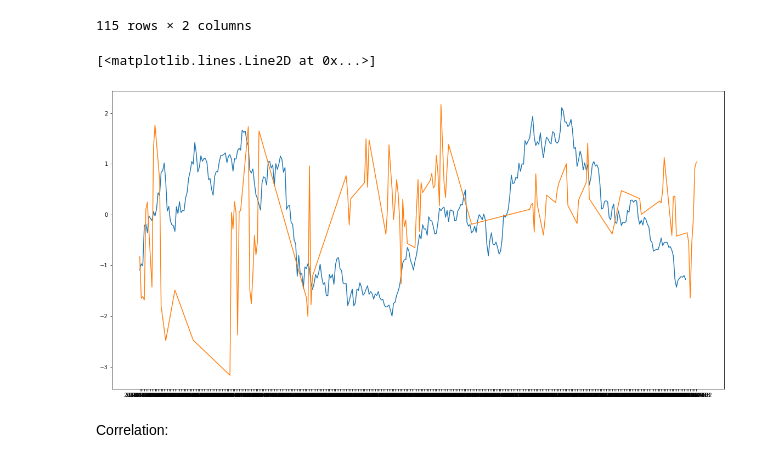
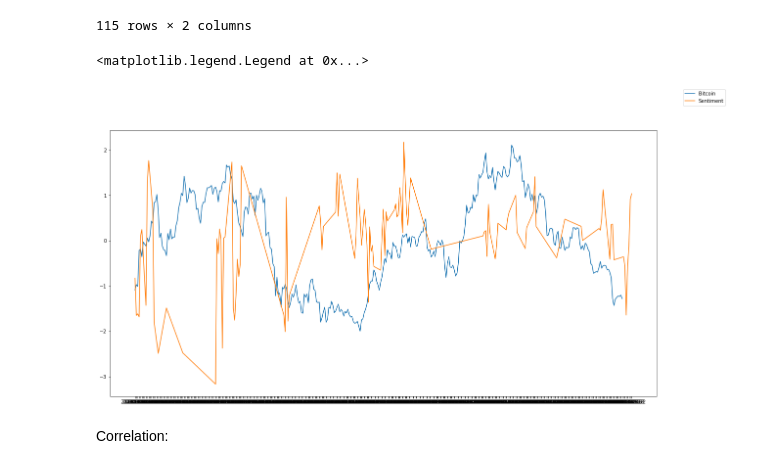
Before and after one commit to hugopobil/tfm_hugopobil, a Jupyter notebook: scratches/bitcoin_price_analysis_kaggle/05_correlation_exploration.ipynb, the cells around one changed output. Saved outputs shown, nothing was run; the diff lists cells and outputs as text; code cells hidden in the pictures.

```diff
--- a/scratches/bitcoin_price_analysis_kaggle/05_correlation_exploration.ipynb
+++ b/scratches/bitcoin_price_analysis_kaggle/05_correlation_exploration.ipynb
@@ -48,9 +45,10 @@ df_agg
 # %%
 plt.plot(btc_usd_grouped.Date, btc_usd_grouped['scale_adj_close'], label='Bitcoin')
 plt.plot(df_agg.index, df_agg.scale_polarity, label='Sentiment')
+plt.figlegend()
 # %% [output]
-[<matplotlib.lines.Line2D at 0x...>]
+<matplotlib.legend.Legend at 0x...>
-[figure, old version]
+[figure, new version]
 # %% [markdown]
 Correlation:
 # %%
```
Also changed, not shown: parts of 6 cells of this notebook, 5 other files.
